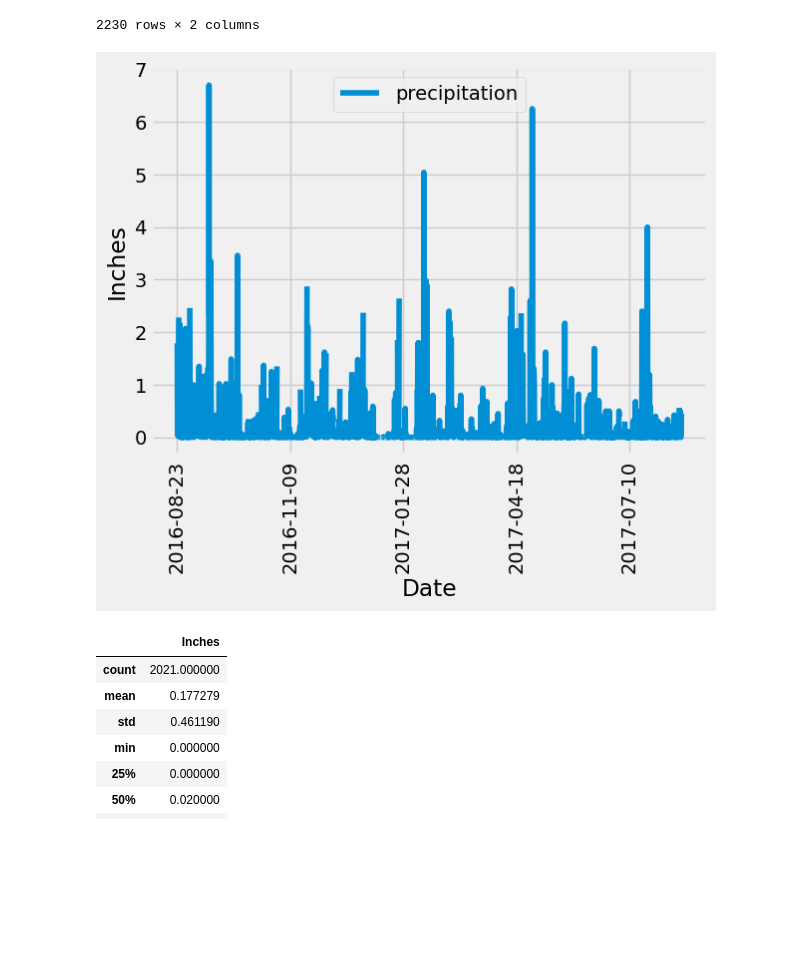
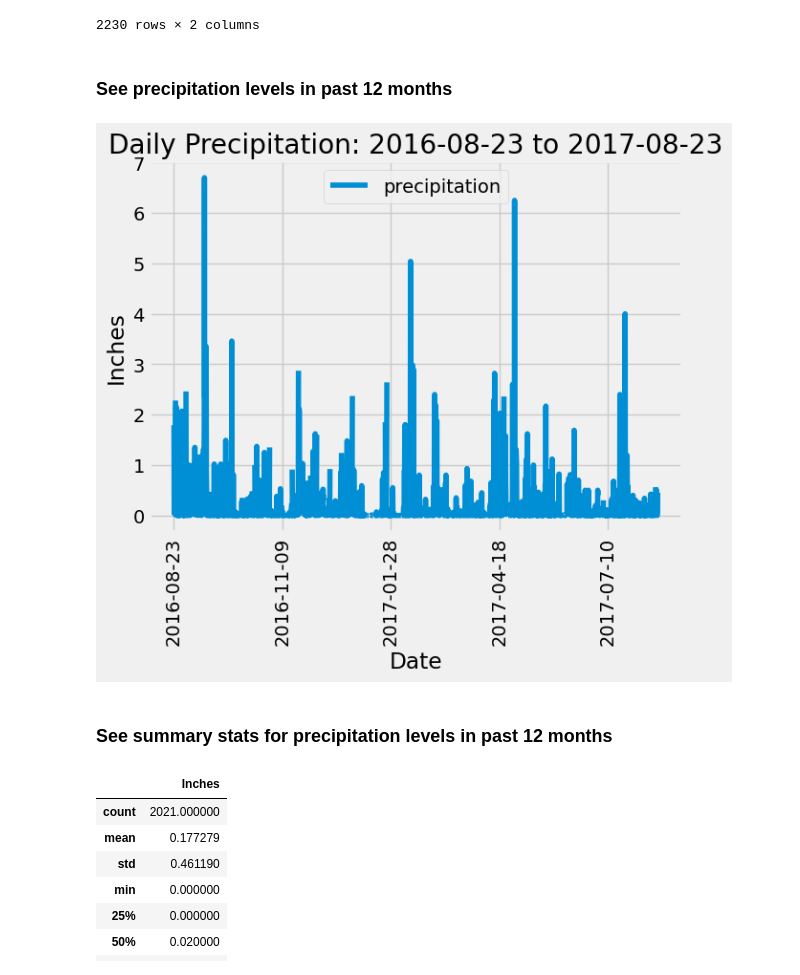
Before and after one commit to brianna-mitri/sqlalchemy-challenge, a Jupyter notebook: SurfsUp/climate.ipynb, the cells around one changed output. Drawn from its saved outputs; the diff is of its cells as text; code cells hidden in the pictures; blank space fills up the shorter version.

```diff
--- a/SurfsUp/climate.ipynb
+++ b/SurfsUp/climate.ipynb
@@ -81,15 +87,20 @@ prcp_data_df
 | 2228 | 2017-08-23 | 0.08 |
 | 2229 | 2017-08-23 | 0.45 |
 2230 rows × 2 columns
+# %% [markdown]
+### See precipitation levels in past 12 months
 # %%
 # plot daily precipitation data
 prcp_data_df.plot(x='Date', y='Inches', rot=90,
-                  ylabel='Inches', label='precipitation')
+                  ylabel='Inches', label='precipitation',
+                  title=f'Daily Precipitation: {year_ago_date} to {recent_date}')
 
 # show plot
 plt.show()
 # %% [output]
-[figure, old version]
+[figure, new version]
+# %% [markdown]
+### See summary stats for precipitation levels in past 12 months
 # %%
 # calculate the summary stats for the precipitation data
 prcp_data_df.describe()
```
Also changed, not shown: parts of 12 cells of this notebook.
